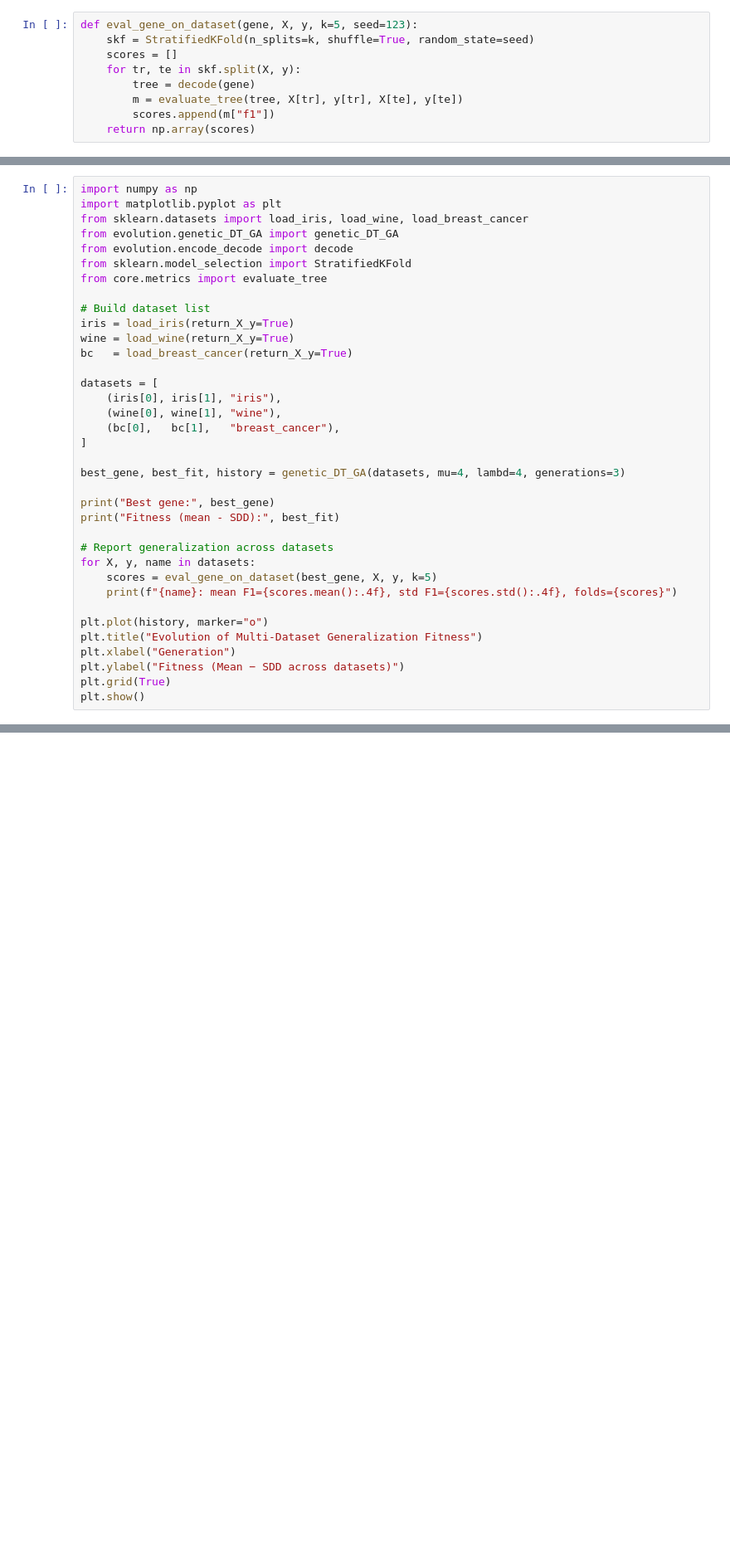
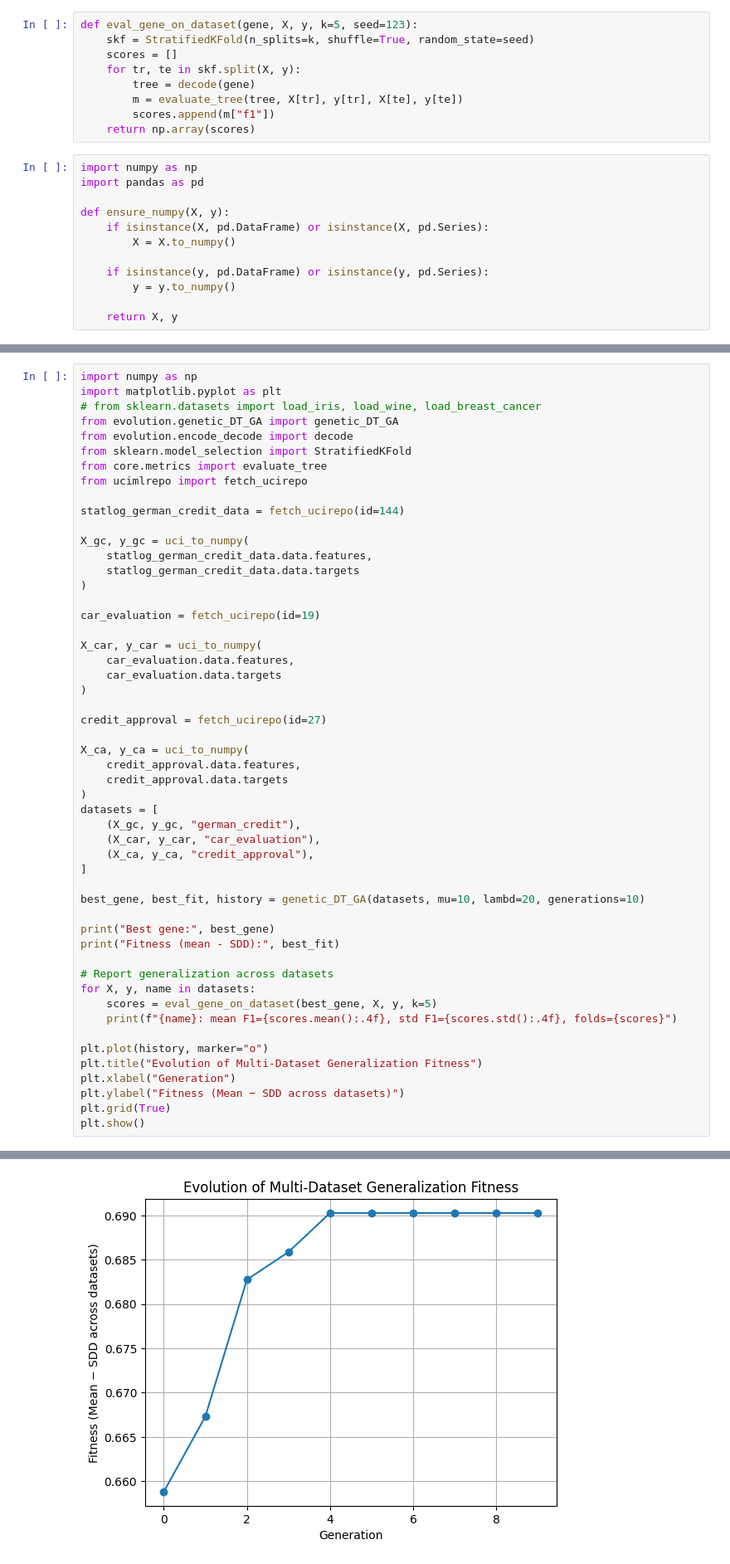
Before and after one commit to Sarahdrd/TreeInductorPhase1, a Jupyter notebook: experiments/evolution_runs/TEST.ipynb, the cells around one changed output, grey strips where cells are left out. Shown at 83% size. Saved outputs shown, nothing was run; the diff lists cells and outputs as text; blank space fills up the shorter version.

Commit message:
Minor tree construction errors resolved and evolution test on 1000+ sample datasets and cange in SDD search

```diff
--- a/experiments/evolution_runs/TEST.ipynb
+++ b/experiments/evolution_runs/TEST.ipynb
@@ -192,3 +192,15 @@ def eval_gene_on_dataset(gene, X, y, k=5, seed=123):
         m = evaluate_tree(tree, X[tr], y[tr], X[te], y[te])
         scores.append(m["f1"])
     return np.array(scores)
+# %%
+import numpy as np
+import pandas as pd
+
+def ensure_numpy(X, y):
+    if isinstance(X, pd.DataFrame) or isinstance(X, pd.Series):
+        X = X.to_numpy()
+
+    if isinstance(y, pd.DataFrame) or isinstance(y, pd.Series):
+        y = y.to_numpy()
+
+    return X, y
@@ -195,24 +228,40 @@ def eval_gene_on_dataset(gene, X, y, k=5, seed=123):
 # %%
 import numpy as np
 import matplotlib.pyplot as plt
-from sklearn.datasets import load_iris, load_wine, load_breast_cancer
+# from sklearn.datasets import load_iris, load_wine, load_breast_cancer
 from evolution.genetic_DT_GA import genetic_DT_GA
 from evolution.encode_decode import decode
 from sklearn.model_selection import StratifiedKFold
 from core.metrics import evaluate_tree
+from ucimlrepo import fetch_ucirepo
 
-# Build dataset list
-iris = load_iris(return_X_y=True)
-wine = load_wine(return_X_y=True)
-bc   = load_breast_cancer(return_X_y=True)
+statlog_german_credit_data = fetch_ucirepo(id=144)
 
+X_gc, y_gc = uci_to_numpy(
+    statlog_german_credit_data.data.features,
+    statlog_german_credit_data.data.targets
+)
+
+car_evaluation = fetch_ucirepo(id=19)
+
+X_car, y_car = uci_to_numpy(
+    car_evaluation.data.features,
+    car_evaluation.data.targets
+)
+
+credit_approval = fetch_ucirepo(id=27)
+
+X_ca, y_ca = uci_to_numpy(
+    credit_approval.data.features,
+    credit_approval.data.targets
+)
 datasets = [
-    (iris[0], iris[1], "iris"),
-    (wine[0], wine[1], "wine"),
-    (bc[0],   bc[1],   "breast_cancer"),
+    (X_gc, y_gc, "german_credit"),
+    (X_car, y_car, "car_evaluation"),
+    (X_ca, y_ca, "credit_approval"),
 ]
 
-best_gene, best_fit, history = genetic_DT_GA(datasets, mu=4, lambd=4, generations=3)
+best_gene, best_fit, history = genetic_DT_GA(datasets, mu=10, lambd=20, generations=10)
 
 print("Best gene:", best_gene)
 print("Fitness (mean - SDD):", best_fit)
@@ -232,0 +296 @@ Gen 1: best F1 = 0.8930
+[figure, added]
```
Also changed, not shown: parts of 4 cells of this notebook, 6 other files.
